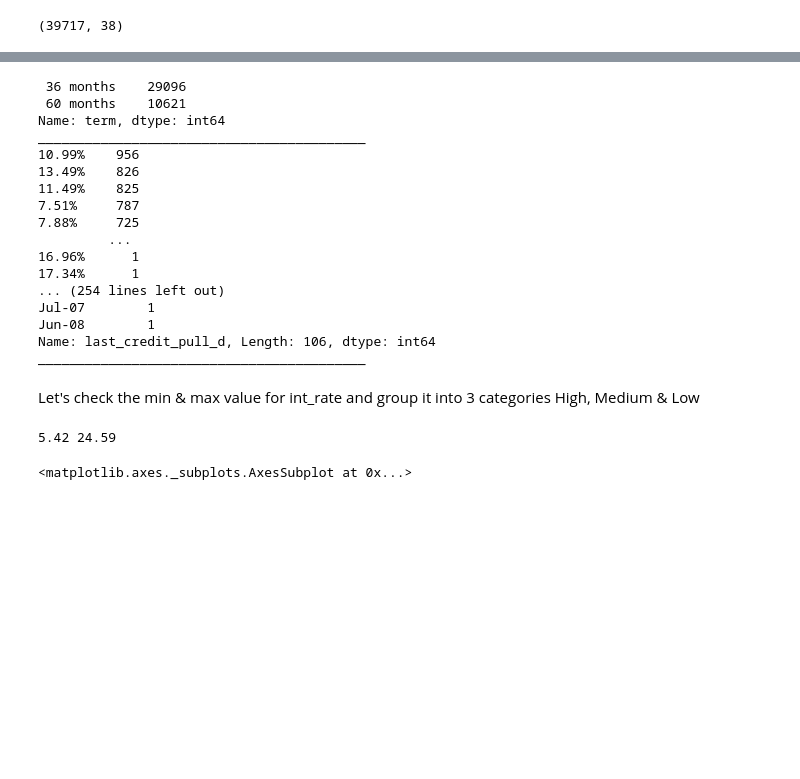
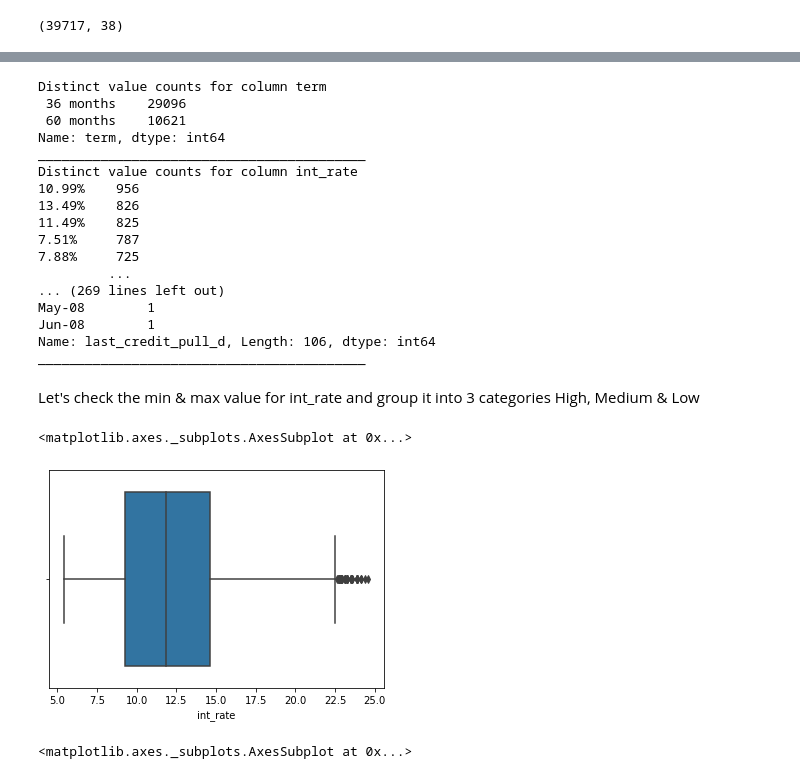
Before and after one commit to bakhortech/LendingClubCaseStudy, a Jupyter notebook: LendingClubCS.ipynb, the cells around one changed output, grey strips where cells are left out. Saved outputs shown, nothing was run; the diff lists cells and outputs as text; code cells hidden in the pictures; blank space fills up the shorter version.

```diff
--- a/LendingClubCS.ipynb
+++ b/LendingClubCS.ipynb
@@ -175,22 +176,23 @@ Check the values in each column with Dtype object because they have high chance
 # %%
 for i in df.columns[df.dtypes =='object']:
+    print("Distinct value counts for column "+i)
     print(df[i].value_counts())
     print("__________________________________________")
 # %% [output]
+Distinct value counts for column term
  36 months    29096
  60 months    10621
 Name: term, dtype: int64
 __________________________________________
+Distinct value counts for column int_rate
 10.99%    956
 13.49%    826
 11.49%    825
 7.51%     787
 7.88%     725
          ...
-16.96%      1
-17.34%      1
-... (254 lines left out)
-Jul-07        1
+... (269 lines left out)
+May-08        1
 Jun-08        1
 Name: last_credit_pull_d, Length: 106, dtype: int64
 __________________________________________
@@ -202,10 +204,11 @@ df.term=df.term.apply(lambda x: int(x.split()[0]))
 df.int_rate=df.int_rate.apply(lambda x: float(x[:-1]))
 # %% [markdown]
 Let's check the min & max value for int_rate and group it into 3 categories High, Medium & Low
-# %%
-print(df.int_rate.min(),df.int_rate.max())
-# %% [output]
-5.42 24.59
+# %%
+sns.boxplot(df.int_rate)
+# %% [output]
+<matplotlib.axes._subplots.AxesSubplot at 0x...>
+[figure, added]
 # %%
 #Classifying interest rate as per current market standards
 def categorize_rate(a):
```
Also changed, not shown: parts of 25 cells of this notebook, 6 other files.
